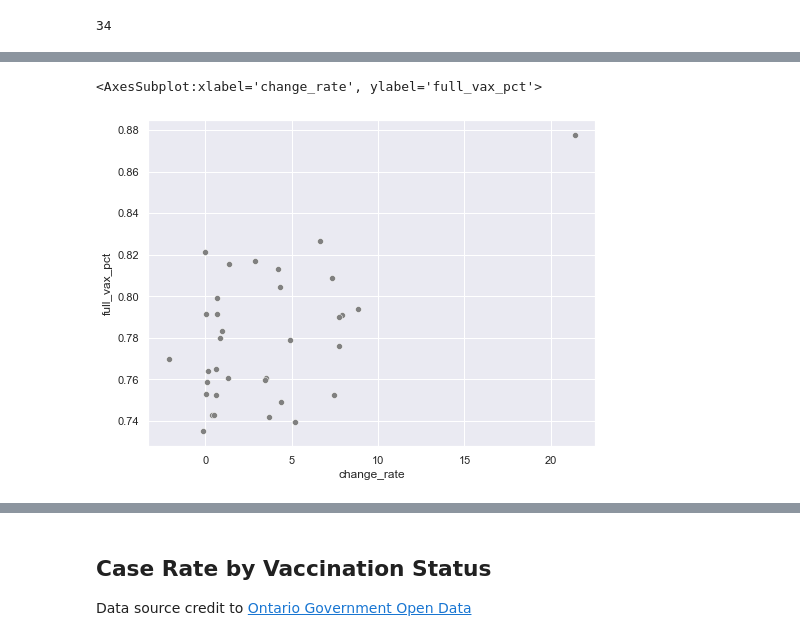
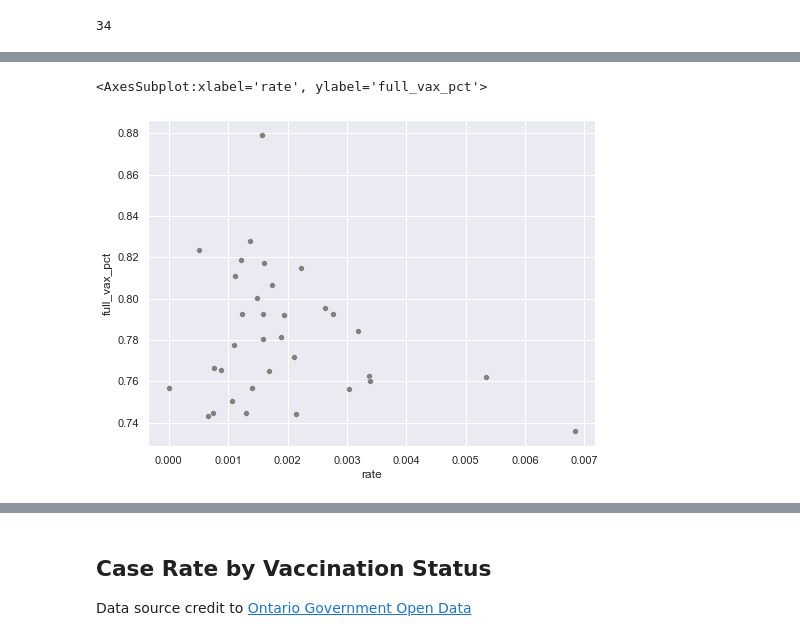
Before and after one commit to keqideng/data_analysis_portfolio_project, a Jupyter notebook: ontario_covid_analysis/ontario_covid_analysis.ipynb, the cells around one changed output, grey strips where cells are left out. Cells and saved outputs as stored; diff of their text form; code cells hidden in the pictures.

```diff
--- a/ontario_covid_analysis/ontario_covid_analysis.ipynb
+++ b/ontario_covid_analysis/ontario_covid_analysis.ipynb
@@ -476,0 +467,14 @@ len(phu_change_rate_df)
+# %%
+phu_sum = phu_daily_df.set_index('Date')
+phu_sum.fillna(0,inplace=True)
+phu_sum = phu_sum.cumsum()
+phu_sum=phu_sum.pct_change().dropna()
+#consider the average of previous 2 weeks
+phu_sum=phu_sum[phu_sum.index>(np.datetime64(datetime.today().date())-np.timedelta64(14,'D'))]
+phu_mean=pd.DataFrame(phu_sum.mean())
+phu_mean.reset_index(inplace=True)
+phu_mean.drop(labels=34, inplace=True)
+phu_mean.columns=['phu','rate']
+phu_mean.sort_values(by='phu', inplace=True)
+phu_mean.reset_index(inplace=True)
+len(phu_mean)
@@ -477,6 +483,6 @@ len(phu_change_rate_df)
 # %%
 #join two tables
-phu_vax_n_chg = phu_change_rate_df.copy()
+phu_vax_n_chg = phu_mean.copy()
 phu_vax_n_chg['PHU name'] = on_vaxx_piv['PHU name']
 phu_vax_n_chg['one_dose_pct'] = on_vaxx_piv['one_dose_pect']
 phu_vax_n_chg['full_vax_pct'] = on_vaxx_piv['full_vaxx_pect']
@@ -502,11 +508,11 @@ phu_vax_n_chg
 # %%
 '''
 plot seaborn.scatterplot between vaccination rate
 and recent daily positive case change rate
 '''
 
 plt.figure(figsize=(8,6))
-sns.scatterplot(data=phu_vax_n_chg, x='change_rate', y='full_vax_pct', markers='*', color='grey')
+sns.scatterplot(data=phu_vax_n_chg, x='rate', y='full_vax_pct', markers='*', color='grey')
 # %% [output]
-<AxesSubplot:xlabel='change_rate', ylabel='full_vax_pct'>
+<AxesSubplot:xlabel='rate', ylabel='full_vax_pct'>
-[figure, old version]
+[figure, new version]
```
Also changed, not shown: parts of 27 cells of this notebook, 1 other file.
